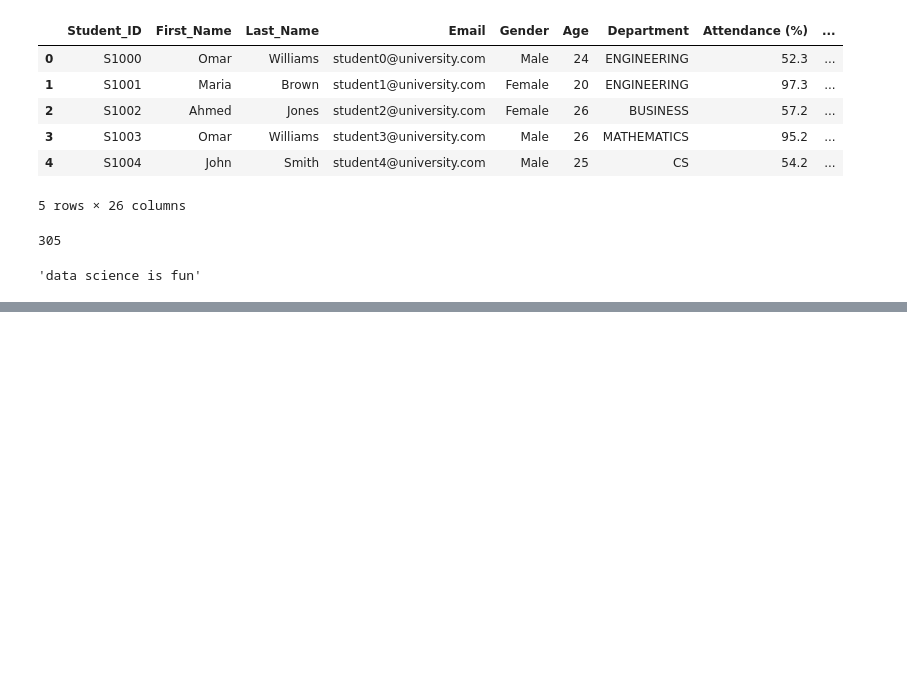
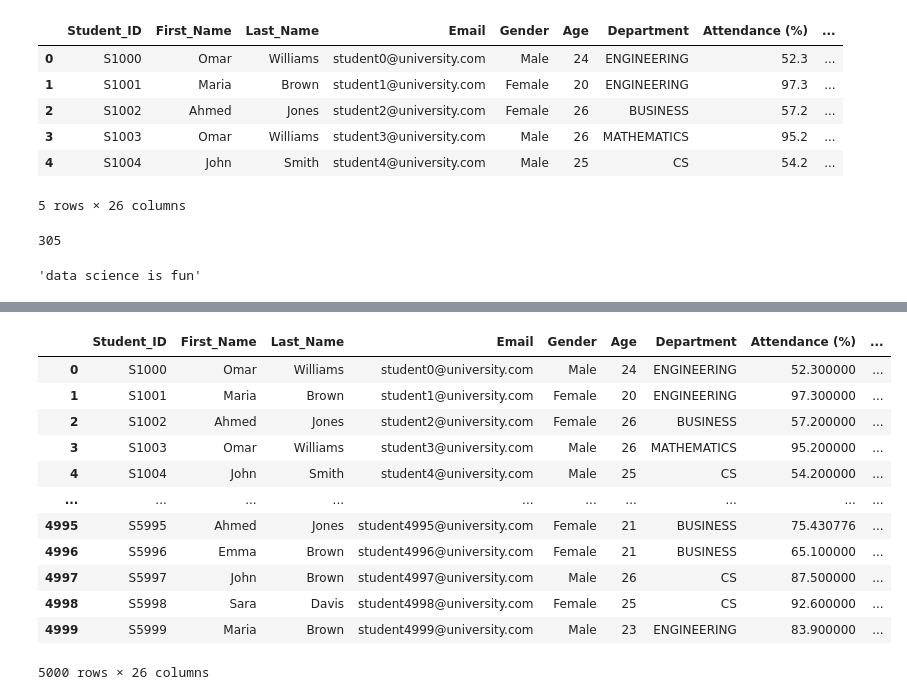
Before and after one commit to Shemnderitu/Pandasbasics, a Jupyter notebook: Pandas2.ipynb, the cells around one changed output, grey strips where cells are left out. Cells and saved outputs as stored; diff of their text form; code cells hidden in the pictures; blank space fills up the shorter version.

Commit message:
How to handle missing data

```diff
--- a/Pandas2.ipynb
+++ b/Pandas2.ipynb
@@ -381,0 +428,2 @@ result
+# %%
+df['Attendance (%)'].fillna(df['Attendance (%)'].mean(), inplace=True) #replaces missing values in Attendance column with the mean of the column
@@ -381,0 +470,16 @@ result
+# %%
+df
+# %% [output]
+|  | Student_ID | First_Name | Last_Name | Email | Gender | Age | Department | Attendance (%) | ... |
+| 0 | S1000 | Omar | Williams | student0@university.com | Male | 24 | ENGINEERING | 52.300000 | ... |
+| 1 | S1001 | Maria | Brown | student1@university.com | Female | 20 | ENGINEERING | 97.300000 | ... |
+| 2 | S1002 | Ahmed | Jones | student2@university.com | Female | 26 | BUSINESS | 57.200000 | ... |
+| 3 | S1003 | Omar | Williams | student3@university.com | Male | 26 | MATHEMATICS | 95.200000 | ... |
+| 4 | S1004 | John | Smith | student4@university.com | Male | 25 | CS | 54.200000 | ... |
+| ... | ... | ... | ... | ... | ... | ... | ... | ... | ... |
+| 4995 | S5995 | Ahmed | Jones | student4995@university.com | Female | 21 | BUSINESS | 75.430776 | ... |
+| 4996 | S5996 | Emma | Brown | student4996@university.com | Female | 21 | BUSINESS | 65.100000 | ... |
+| 4997 | S5997 | John | Brown | student4997@university.com | Male | 26 | CS | 87.500000 | ... |
+| 4998 | S5998 | Sara | Davis | student4998@university.com | Female | 25 | CS | 92.600000 | ... |
+| 4999 | S5999 | Maria | Brown | student4999@university.com | Male | 23 | ENGINEERING | 83.900000 | ... |
+5000 rows × 26 columns
```
Also changed, not shown: parts of 11 cells of this notebook.
